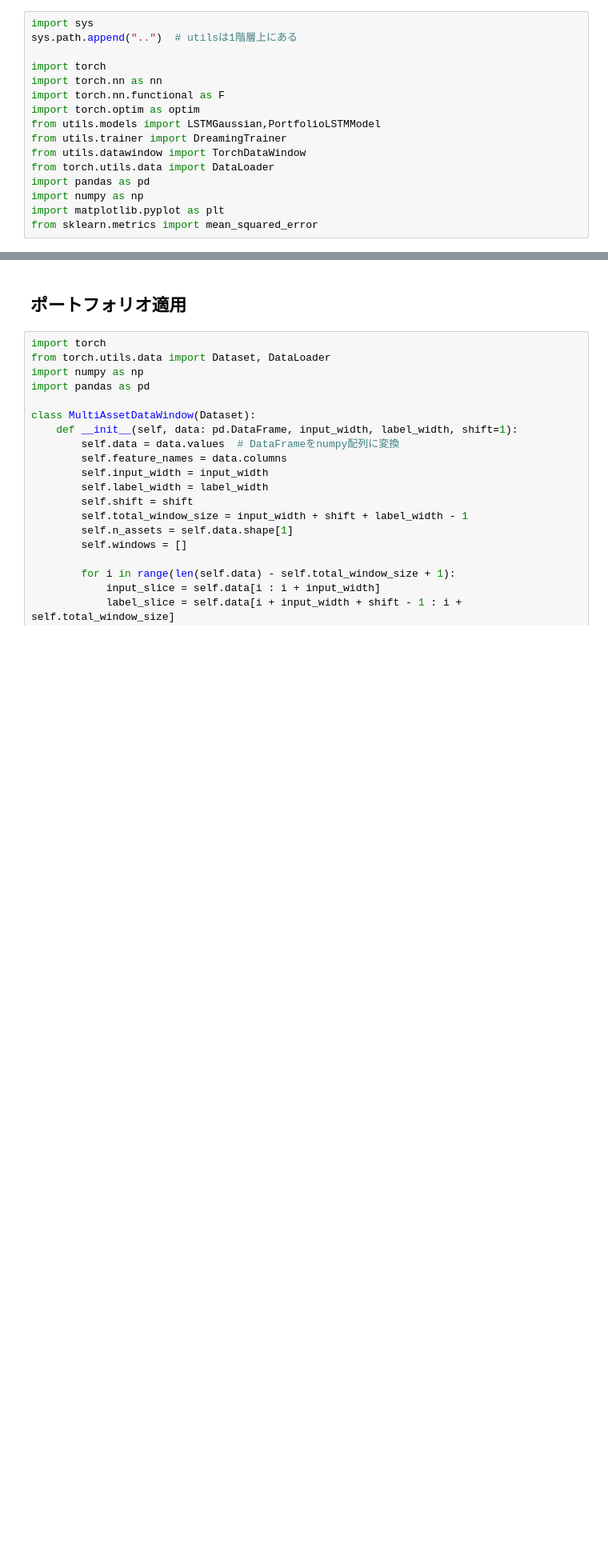
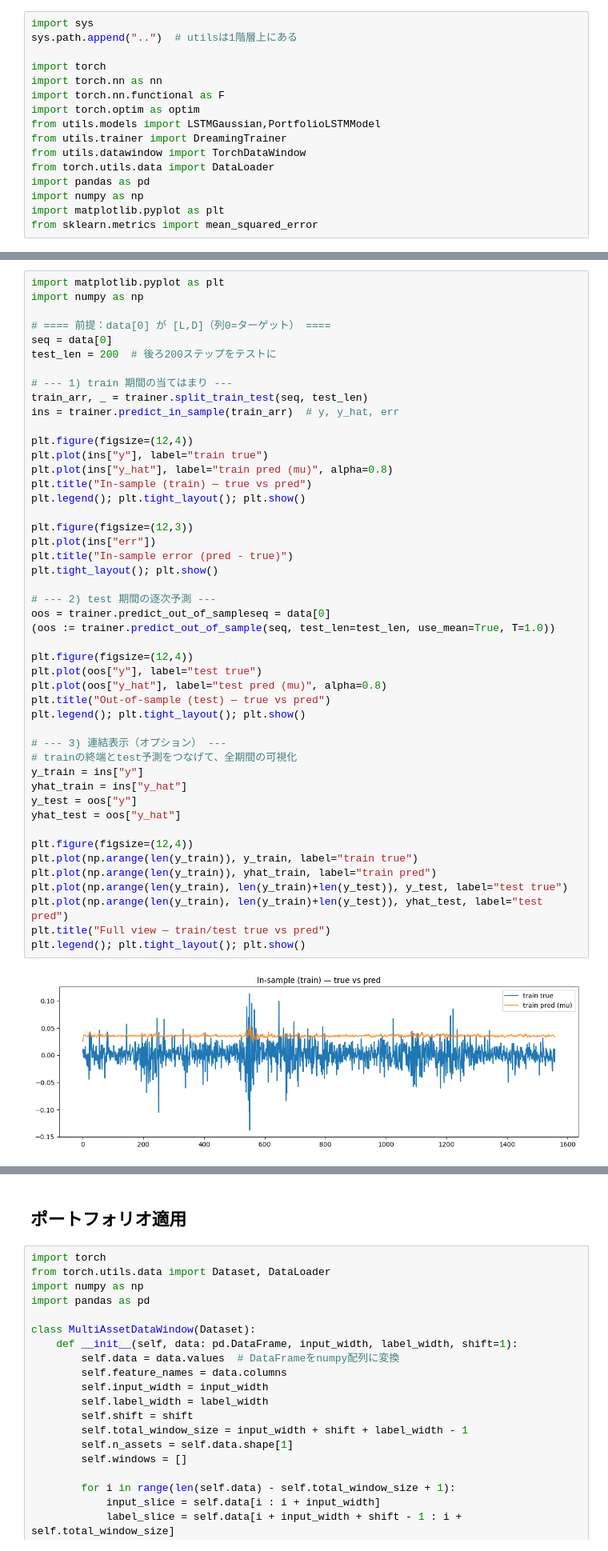
Before and after one commit to LABO-M/DreamingLearning, a Jupyter notebook: code/demo.ipynb, the cells around one changed output, grey strips where cells are left out. Shown at 80% size. Saved outputs shown, nothing was run; the diff lists cells and outputs as text; blank space fills up the shorter version.

```diff
--- a/code/demo.ipynb
+++ b/code/demo.ipynb
@@ -272,0 +114,49 @@ trainer.train(data, val_data=None)
+# %%
+import matplotlib.pyplot as plt
+import numpy as np
+
+# ==== 前提：data[0] が [L,D]（列0=ターゲット） ====
+seq = data[0]
+test_len = 200  # 後ろ200ステップをテストに
+
+# --- 1) train 期間の当てはまり ---
+train_arr, _ = trainer.split_train_test(seq, test_len)
+ins = trainer.predict_in_sample(train_arr)  # y, y_hat, err
+
+plt.figure(figsize=(12,4))
+plt.plot(ins["y"], label="train true")
+plt.plot(ins["y_hat"], label="train pred (mu)", alpha=0.8)
+plt.title("In-sample (train) — true vs pred")
+plt.legend(); plt.tight_layout(); plt.show()
+
+plt.figure(figsize=(12,3))
+plt.plot(ins["err"])
+plt.title("In-sample error (pred - true)")
+plt.tight_layout(); plt.show()
+
+# --- 2) test 期間の逐次予測 ---
+oos = trainer.predict_out_of_sampleseq = data[0]
+(oos := trainer.predict_out_of_sample(seq, test_len=test_len, use_mean=True, T=1.0))
+
+plt.figure(figsize=(12,4))
+plt.plot(oos["y"], label="test true")
+plt.plot(oos["y_hat"], label="test pred (mu)", alpha=0.8)
+plt.title("Out-of-sample (test) — true vs pred")
+plt.legend(); plt.tight_layout(); plt.show()
+
+# --- 3) 連結表示（オプション） ---
+# trainの終端とtest予測をつなげて、全期間の可視化
+y_train = ins["y"]
+yhat_train = ins["y_hat"]
+y_test = oos["y"]
+yhat_test = oos["y_hat"]
+
+plt.figure(figsize=(12,4))
+plt.plot(np.arange(len(y_train)), y_train, label="train true")
+plt.plot(np.arange(len(y_train)), yhat_train, label="train pred")
+plt.plot(np.arange(len(y_train), len(y_train)+len(y_test)), y_test, label="test true")
+plt.plot(np.arange(len(y_train), len(y_train)+len(y_test)), yhat_test, label="test pred")
+plt.title("Full view — train/test true vs pred")
+plt.legend(); plt.tight_layout(); plt.show()
+# %% [output]
+[figure, added]
```
Also changed, not shown: parts of 10 cells of this notebook, 1 other file.
